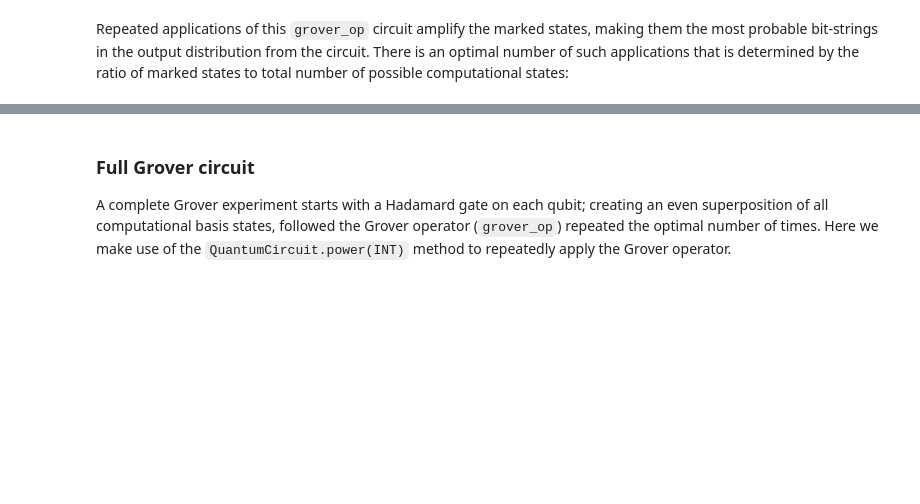
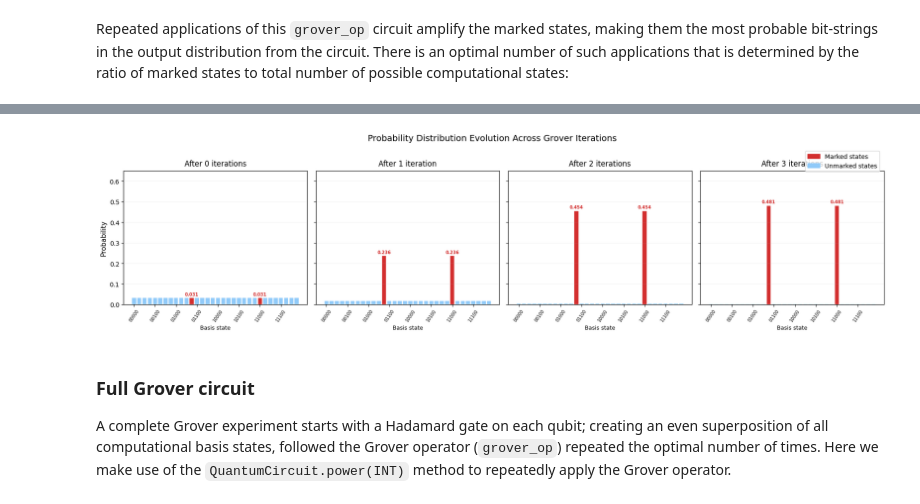
Before and after one commit to dalver99/quantumed, a Jupyter notebook: 2_grovers-algorithm.ipynb, the cells around one changed output, grey strips where cells are left out. Saved outputs shown, nothing was run; the diff lists cells and outputs as text; code cells hidden in the pictures; blank space fills up the shorter version.

```diff
--- a/2_grovers-algorithm.ipynb
+++ b/2_grovers-algorithm.ipynb
@@ -132,3 +327,56 @@ optimal_num_iterations
+# %%
+# ══════════════════════════════════════════════════════════════════
+# Figure 2 – Full probability distribution at each Grover iteration
+# ══════════════════════════════════════════════════════════════════
+
+n_it = optimal_num_iterations
+fig2, axes = plt.subplots(1, n_it + 1,
+                          figsize=(4.5 * (n_it + 1), 4.5),
+                          sharey=True)
+
+psi_snap = s_uniform.copy()
+basis_lbl = [format(i, f"0{n_q}b") for i in range(N)]
+tick_step = max(1, N // 8)
+
+for k in range(n_it + 1):
+    ax = axes[k]
+    probs = np.abs(psi_snap) ** 2
+    bc = ["#D32F2F" if i in marked_idx else "#90CAF9" for i in range(N)]
+
+    ax.bar(range(N), probs, color=bc, edgecolor="white", lw=0.3)
+    ax.set_title(f"After {k} iteration{'s' if k != 1 else ''}",
+                 fontsize=12, pad=8)
+    ax.set_xlabel("Basis state", fontsize=9)
+    if k == 0:
+        ax.set_ylabel("Probability", fontsize=11)
+    ax.set_xticks(range(0, N, tick_step))
+    ax.set_xticklabels([basis_lbl[i] for i in range(0, N, tick_step)],
+                       rotation=55, fontsize=7)
+    ax.set_ylim(0, 0.65)
+    ax.grid(axis="y", alpha=0.15)
+
+    # annotate marked-state probabilities
+    for idx in marked_idx:
+        if probs[idx] > 0.01:
+            ax.text(idx, probs[idx] + 0.012, f"{probs[idx]:.3f}",
+                    ha="center", fontsize=7, color="#D32F2F",
+                    fontweight="bold")
+
+    if k < n_it:
+        psi_snap = oracle_op(psi_snap)
+        psi_snap = diffusion_op(psi_snap)
+
+fig2.legend(
+    handles=[mpatches.Patch(color="#D32F2F", label="Marked states"),
+             mpatches.Patch(color="#90CAF9", label="Unmarked states")],
+    loc="upper right", fontsize=10,
+    bbox_to_anchor=(0.99, 0.95))
+fig2.suptitle("Probability Distribution Evolution Across Grover Iterations",
+              fontsize=14, y=1.02)
+plt.tight_layout()
+plt.show()
+# %% [output]
+[figure, added]
 # %% [markdown]
 ### Full Grover circuit
 
```
Also changed, not shown: parts of 29 cells of this notebook, 2 other files.
